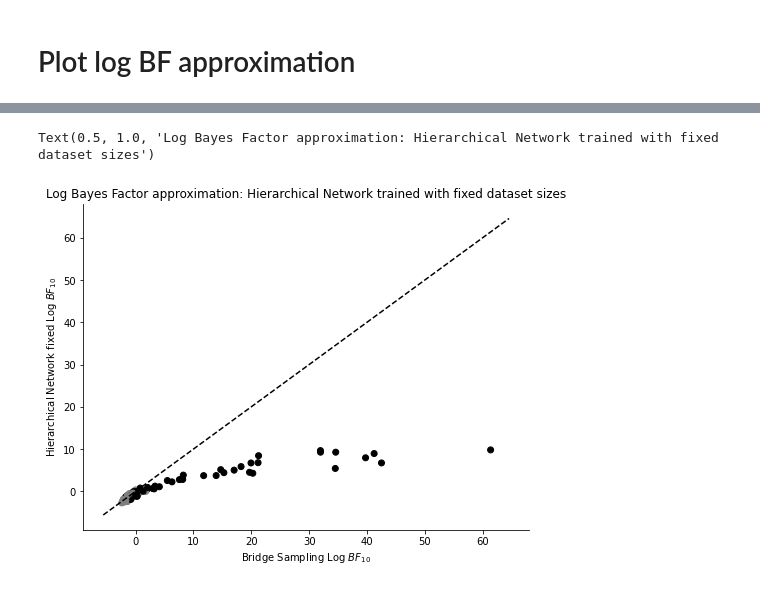
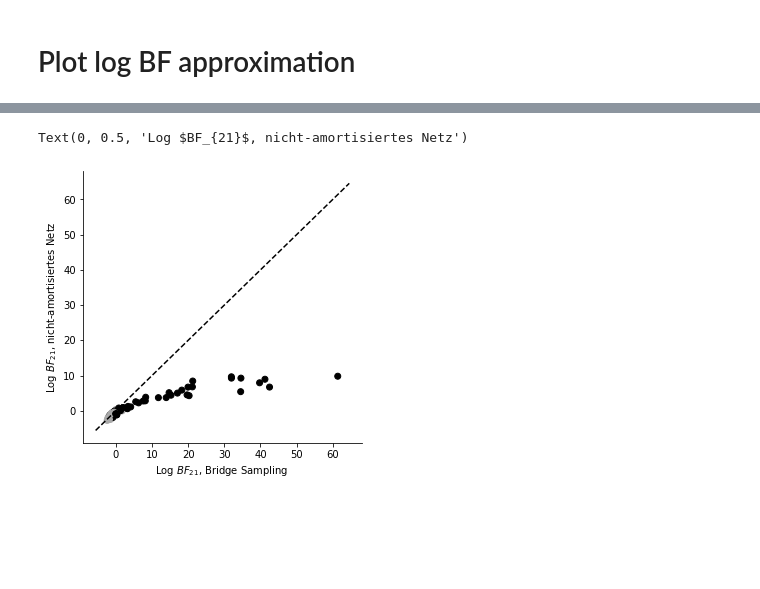
Before and after one commit to elseml/DeepHierarchicalModelComparison, a Jupyter notebook: Python code/Bridge_sampling_comparison.ipynb, the cells around one changed output, grey strips where cells are left out. Drawn from its saved outputs; the diff is of its cells as text; code cells hidden in the pictures; blank space fills up the shorter version.

```diff
--- a/Python code/Bridge_sampling_comparison.ipynb
+++ b/Python code/Bridge_sampling_comparison.ipynb
@@ -12,7 +12,7 @@ import sys
 # %% [markdown]
 # Load data
 # %%
-comparison_folder = os.path.join(os.getcwd(),'data', 'BF_approximation_comparison')
+comparison_folder = os.path.join(os.path.dirname(os.getcwd()),'data', 'BF_approximation_comparison')
 bridge_file = '2021_06_29___15_12_BF_approx_comp'
 NN_fixed_file = '2021_07_13___17_52_BF_NN_comp'
 NN_variable_file = '2021_07_01___15_24_BF_NN_variable_comp'
@@ -236,6 +169,7 @@ NN_variable_bfs_till_100 = NN_variable['bayes_factor'].loc[bridge['bayes_factor'
 # Plotting settings
 
 colors = {0:'darkgrey', 1:'black'}
+figsize = (5, 5)
 # %%
 # Posterior probabilities for model 1
 # Bridge Sampling vs fixed NN
@@ -255,15 +189,15 @@ Text(0.5, 1.0, 'Posterior probability approximation: Hierarchical Network traine
 # %%
 # BFs vs fixed NN
 
-f, ax = plt.subplots(1, 1, figsize=(8, 6))
+f, ax = plt.subplots(1, 1, figsize=figsize)
 ax.scatter(log_bridge_bfs, log_NN_fixed_bfs, c=bridge['true_model'].map(colors))
 ax.plot(ax.get_xlim(), ax.get_xlim(), '--', color='black')
 ax.spines['right'].set_visible(False)
 ax.spines['top'].set_visible(False)
-ax.set_xlabel(r'Bridge Sampling Log $BF_{10}$')
-ax.set_ylabel('Hierarchical Network fixed Log $BF_{10}$')
-ax.set_title('Log Bayes Factor approximation: Hierarchical Network trained with fixed dataset sizes')
+ax.set_xlabel(r'Log $BF_{21}$, Bridge Sampling ')
+ax.set_ylabel('Log $BF_{21}$, nicht-amortisiertes Netz')
+#ax.set_title('Log Bayes Factor approximation: Hierarchical Network trained with fixed dataset sizes')
 #f.savefig('figures/BF_toy.png', dpi=300, bbox_inches='tight')
 # %% [output]
-Text(0.5, 1.0, 'Log Bayes Factor approximation: Hierarchical Network trained with fixed dataset sizes')
+Text(0, 0.5, 'Log $BF_{21}$, nicht-amortisiertes Netz')
-[figure, old version]
+[figure, new version]
```
Also changed, not shown: parts of 18 cells of this notebook.
